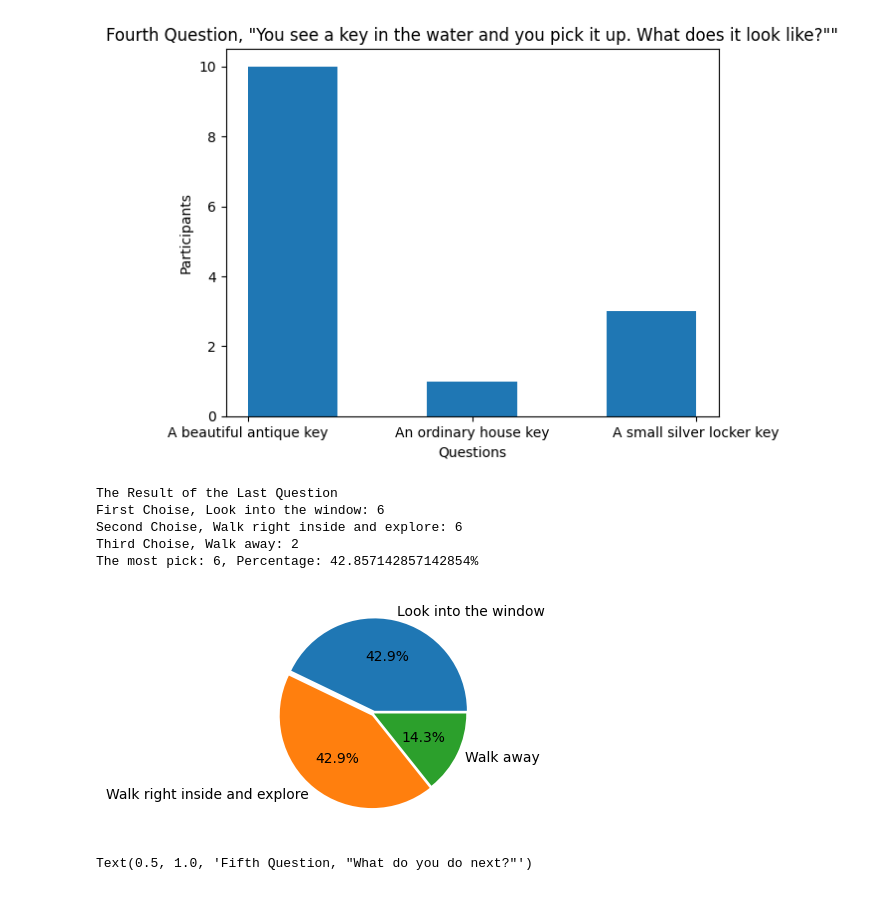
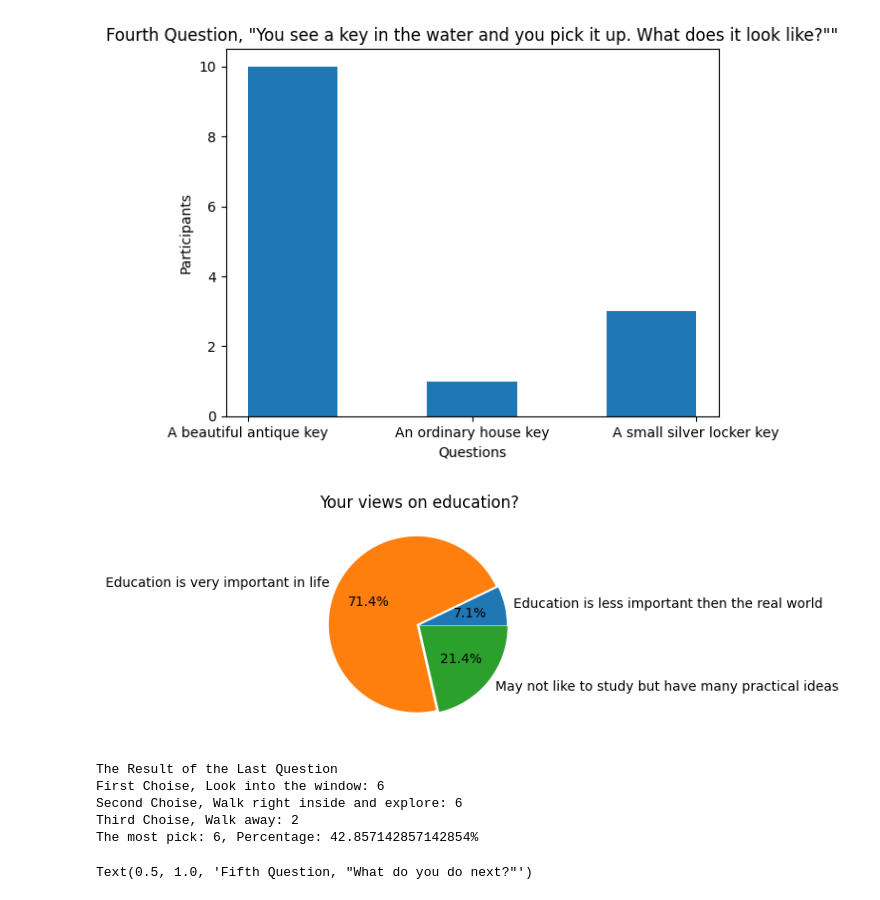
Before and after one commit to jyhun93/DataAmongUs_Yonghun_Jung, a Jupyter notebook: YongChart.ipynb, the cells around one changed output. Drawn from its saved outputs; the diff is of its cells as text; code cells hidden in the pictures.

```diff
--- a/YongChart.ipynb
+++ b/YongChart.ipynb
@@ -316,6 +307,19 @@ plt.title('Fourth Question, "You see a key in the water and you pick it up. What
 # %% [output]
 Text(0.5, 1.0, 'Fourth Question, "You see a key in the water and you pick it up. What does it look like?""')
 [figure]
+# %%
+plt.figure(figsize=(3,3))
+
+labels = ["Education is less important then the real world", "Education is very important in life", "May not like to study but have many practical ideas"]
+values = [1, 10, 3]
+explode = [0, 0.03, 00.01]
+
+plt.pie(values, labels=labels, autopct="%.1f%%", explode=explode)
+plt.title('Your views on education?')
+
+plt.show()
+# %% [output]
+[figure, added]
 # %%
 fifthQ = psych["What do you do next?"]
 # %%
@@ -351,18 +355,6 @@ First Choise, Look into the window: 6
 Second Choise, Walk right inside and explore: 6
 Third Choise, Walk away: 2
 The most pick: 6, Percentage: 42.857142857142854%
-# %%
-plt.figure(figsize=(3,3))
-
-labels = ["Look into the window", "Walk right inside and explore", "Walk away"]
-values = [6, 6, 2]
-explode = [0.03, 0.03, 0]
-
-plt.pie(values, labels=labels, autopct="%.1f%%", explode=explode)
-
-plt.show()
-# %% [output]
-[figure, removed]
 # %%
 plt.hist(fifthQ, bins = 5)
 plt.xlabel('Questions')
```
Also changed, not shown: parts of 8 cells of this notebook.
